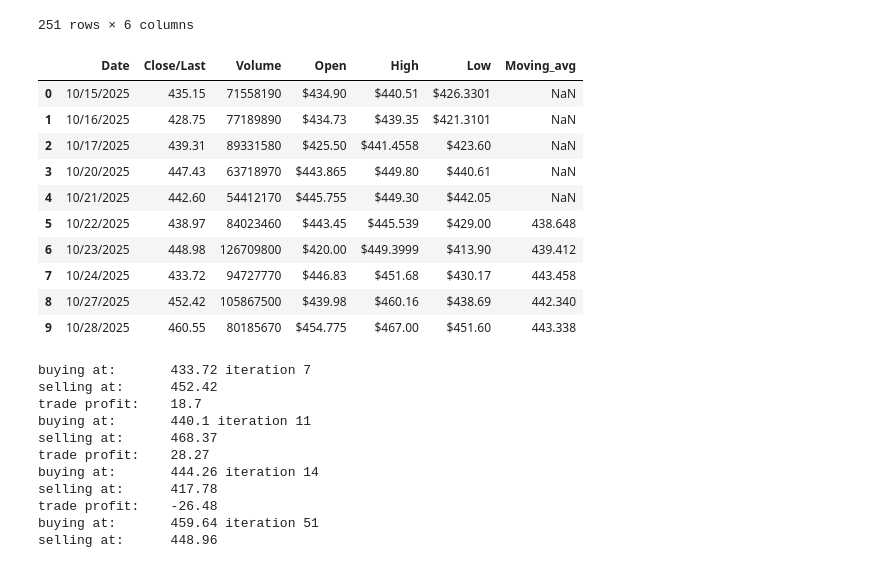
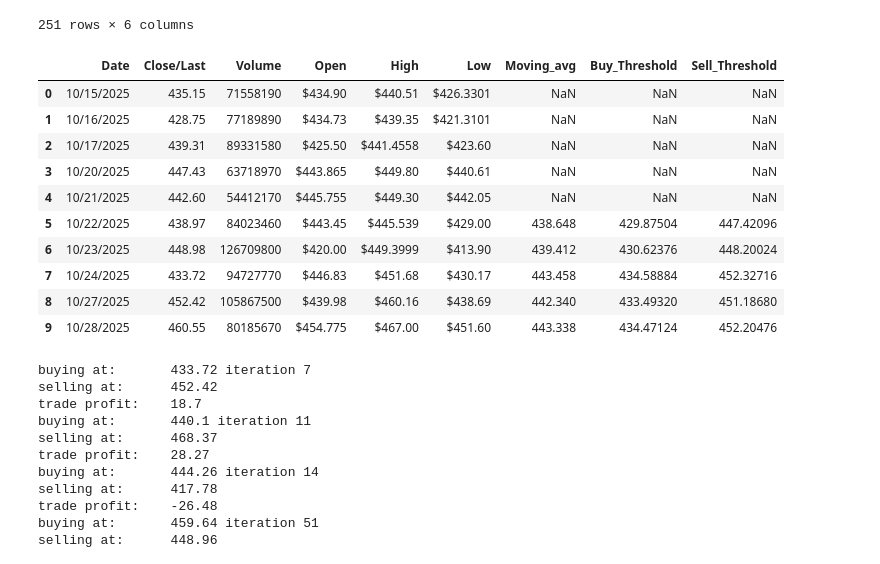
Before and after one commit to chelseaharding/DATA_5500_FA_26, a Jupyter notebook: hw3/hw3_pandas.ipynb, the cells around one changed output. Cells and saved outputs as stored; diff of their text form; code cells hidden in the pictures.

```diff
--- a/hw3/hw3_pandas.ipynb
+++ b/hw3/hw3_pandas.ipynb
@@ -39,19 +39,23 @@ df
 # %%
 df["Close/Last"] = df["Close/Last"].replace("[$]", "", regex=True).astype(float)
 df["Moving_avg"] = df["Close/Last"].shift(1).rolling(window=5).mean()
+
+# create two new columns
+df["Buy_Threshold"] = df["Moving_avg"] * 0.98
+df["Sell_Threshold"] = df["Moving_avg"] * 1.02
 df.head(10)
 # %% [output]
-|  | Date | Close/Last | Volume | Open | High | Low | Moving_avg |
-| 0 | 10/15/2025 | 435.15 | 71558190 | $434.90 | $440.51 | $426.3301 | NaN |
-| 1 | 10/16/2025 | 428.75 | 77189890 | $434.73 | $439.35 | $421.3101 | NaN |
-| 2 | 10/17/2025 | 439.31 | 89331580 | $425.50 | $441.4558 | $423.60 | NaN |
-| 3 | 10/20/2025 | 447.43 | 63718970 | $443.865 | $449.80 | $440.61 | NaN |
-| 4 | 10/21/2025 | 442.60 | 54412170 | $445.755 | $449.30 | $442.05 | NaN |
-| 5 | 10/22/2025 | 438.97 | 84023460 | $443.45 | $445.539 | $429.00 | 438.648 |
-| 6 | 10/23/2025 | 448.98 | 126709800 | $420.00 | $449.3999 | $413.90 | 439.412 |
-| 7 | 10/24/2025 | 433.72 | 94727770 | $446.83 | $451.68 | $430.17 | 443.458 |
-| 8 | 10/27/2025 | 452.42 | 105867500 | $439.98 | $460.16 | $438.69 | 442.340 |
-| 9 | 10/28/2025 | 460.55 | 80185670 | $454.775 | $467.00 | $451.60 | 443.338 |
+|  | Date | Close/Last | Volume | Open | High | Low | Moving_avg | Buy_Threshold | Sell_Threshold |
+| 0 | 10/15/2025 | 435.15 | 71558190 | $434.90 | $440.51 | $426.3301 | NaN | NaN | NaN |
+| 1 | 10/16/2025 | 428.75 | 77189890 | $434.73 | $439.35 | $421.3101 | NaN | NaN | NaN |
+| 2 | 10/17/2025 | 439.31 | 89331580 | $425.50 | $441.4558 | $423.60 | NaN | NaN | NaN |
+| 3 | 10/20/2025 | 447.43 | 63718970 | $443.865 | $449.80 | $440.61 | NaN | NaN | NaN |
+| 4 | 10/21/2025 | 442.60 | 54412170 | $445.755 | $449.30 | $442.05 | NaN | NaN | NaN |
+| 5 | 10/22/2025 | 438.97 | 84023460 | $443.45 | $445.539 | $429.00 | 438.648 | 429.87504 | 447.42096 |
+| 6 | 10/23/2025 | 448.98 | 126709800 | $420.00 | $449.3999 | $413.90 | 439.412 | 430.62376 | 448.20024 |
+| 7 | 10/24/2025 | 433.72 | 94727770 | $446.83 | $451.68 | $430.17 | 443.458 | 434.58884 | 452.32716 |
+| 8 | 10/27/2025 | 452.42 | 105867500 | $439.98 | $460.16 | $438.69 | 442.340 | 433.49320 | 451.18680 |
+| 9 | 10/28/2025 | 460.55 | 80185670 | $454.775 | $467.00 | $451.60 | 443.338 | 434.47124 | 452.20476 |
 # %%
 # comparing moving avg
 
```
Also changed, not shown: parts of 3 cells of this notebook.
